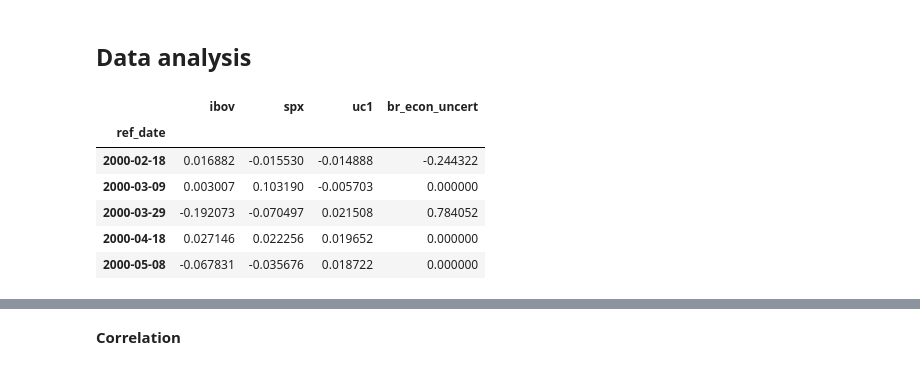
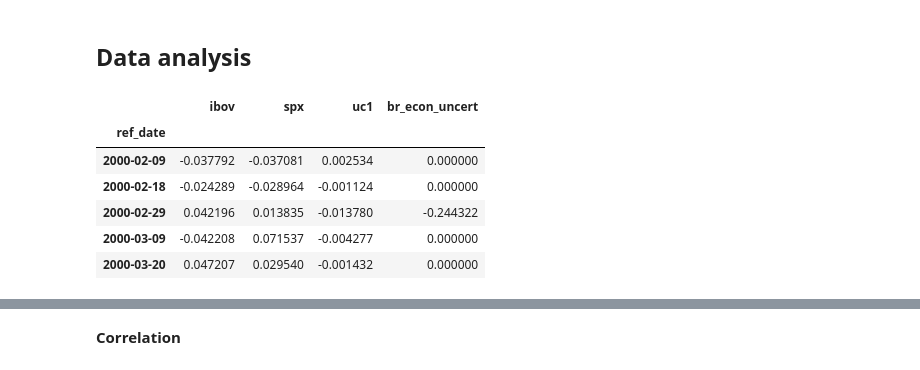
Before and after one commit to helderrezende/coding_challenge_pred_ibov, a Jupyter notebook: solution.ipynb, the cells around one changed output, grey strips where cells are left out. Saved outputs shown, nothing was run; the diff lists cells and outputs as text; code cells hidden in the pictures.

```diff
--- a/solution.ipynb
+++ b/solution.ipynb
@@ -28,14 +27,14 @@ The autoreload extension is already loaded. To reload it, use:
 # %% [markdown]
 ## Data analysis
 # %%
-data = get_train_data()
+data = get_train_data(resample_time="7B")
 
 data.head()
 # %% [output]
 |  | ibov | spx | uc1 | br_econ_uncert |
 | ref_date |  |  |  |  |
-| 2000-02-18 | 0.016882 | -0.015530 | -0.014888 | -0.244322 |
-| 2000-03-09 | 0.003007 | 0.103190 | -0.005703 | 0.000000 |
-| 2000-03-29 | -0.192073 | -0.070497 | 0.021508 | 0.784052 |
-| 2000-04-18 | 0.027146 | 0.022256 | 0.019652 | 0.000000 |
-| 2000-05-08 | -0.067831 | -0.035676 | 0.018722 | 0.000000 |
+| 2000-02-09 | -0.037792 | -0.037081 | 0.002534 | 0.000000 |
+| 2000-02-18 | -0.024289 | -0.028964 | -0.001124 | 0.000000 |
+| 2000-02-29 | 0.042196 | 0.013835 | -0.013780 | -0.244322 |
+| 2000-03-09 | -0.042208 | 0.071537 | -0.004277 | 0.000000 |
+| 2000-03-20 | 0.047207 | 0.029540 | -0.001432 | 0.000000 |
```
Also changed, not shown: parts of 42 cells of this notebook.
